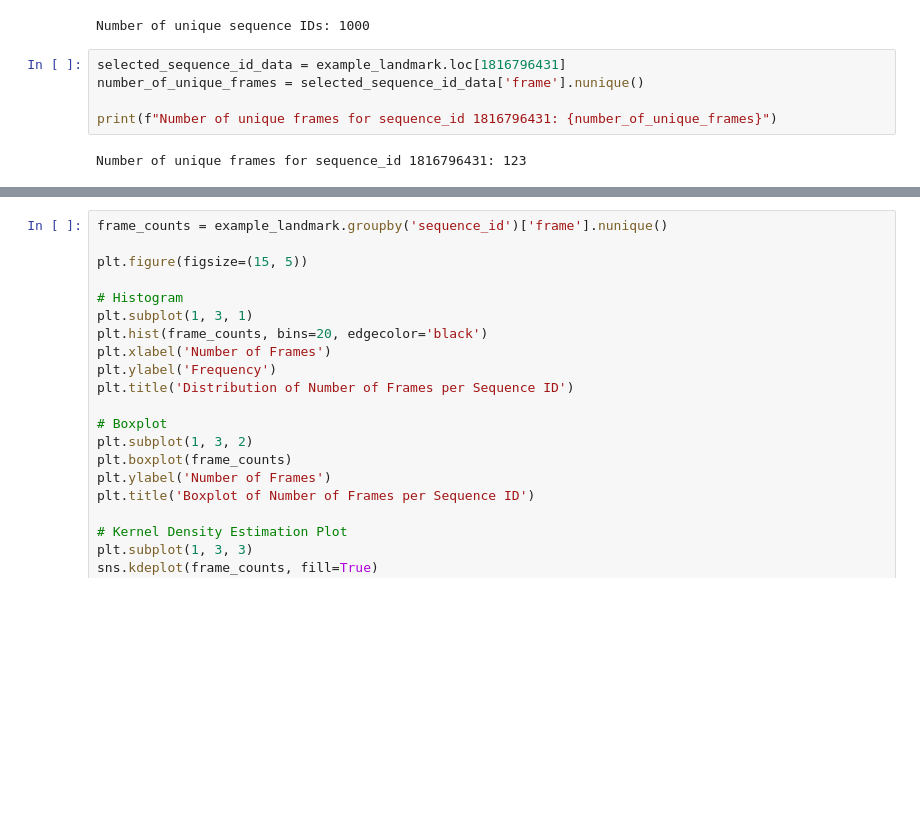
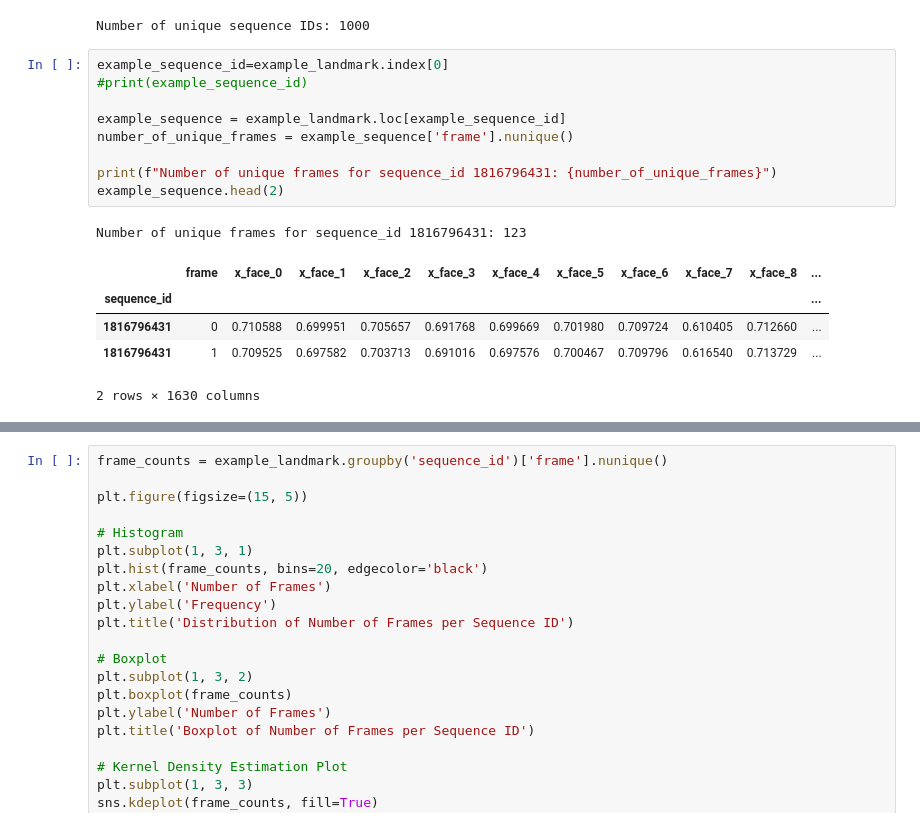
Before and after one commit to Nekoiii/Kaggle_notebook, a Jupyter notebook: sign-language-fingerspelling-recognition.ipynb, the cells around one changed output, grey strips where cells are left out. Cells and saved outputs as stored; diff of their text form; blank space fills up the shorter version.

```diff
--- a/sign-language-fingerspelling-recognition.ipynb
+++ b/sign-language-fingerspelling-recognition.ipynb
@@ -245,9 +243,18 @@ print(f"Number of unique sequence IDs: {number_of_unique_sequence_ids}")
 # %% [output]
 Number of unique sequence IDs: 1000
 # %%
-selected_sequence_id_data = example_landmark.loc[1816796431]
-number_of_unique_frames = selected_sequence_id_data['frame'].nunique()
+example_sequence_id=example_landmark.index[0]
+#print(example_sequence_id)
+
+example_sequence = example_landmark.loc[example_sequence_id]
+number_of_unique_frames = example_sequence['frame'].nunique()
 
 print(f"Number of unique frames for sequence_id 1816796431: {number_of_unique_frames}")
+example_sequence.head(2)
 # %% [output]
 Number of unique frames for sequence_id 1816796431: 123
+|  | frame | x_face_0 | x_face_1 | x_face_2 | x_face_3 | x_face_4 | x_face_5 | x_face_6 | x_face_7 | x_face_8 | ... |
+| sequence_id |  |  |  |  |  |  |  |  |  |  | ... |
+| 1816796431 | 0 | 0.710588 | 0.699951 | 0.705657 | 0.691768 | 0.699669 | 0.701980 | 0.709724 | 0.610405 | 0.712660 | ... |
+| 1816796431 | 1 | 0.709525 | 0.697582 | 0.703713 | 0.691016 | 0.697576 | 0.700467 | 0.709796 | 0.616540 | 0.713729 | ... |
+2 rows × 1630 columns
```
Also changed, not shown: parts of 10 cells of this notebook.
